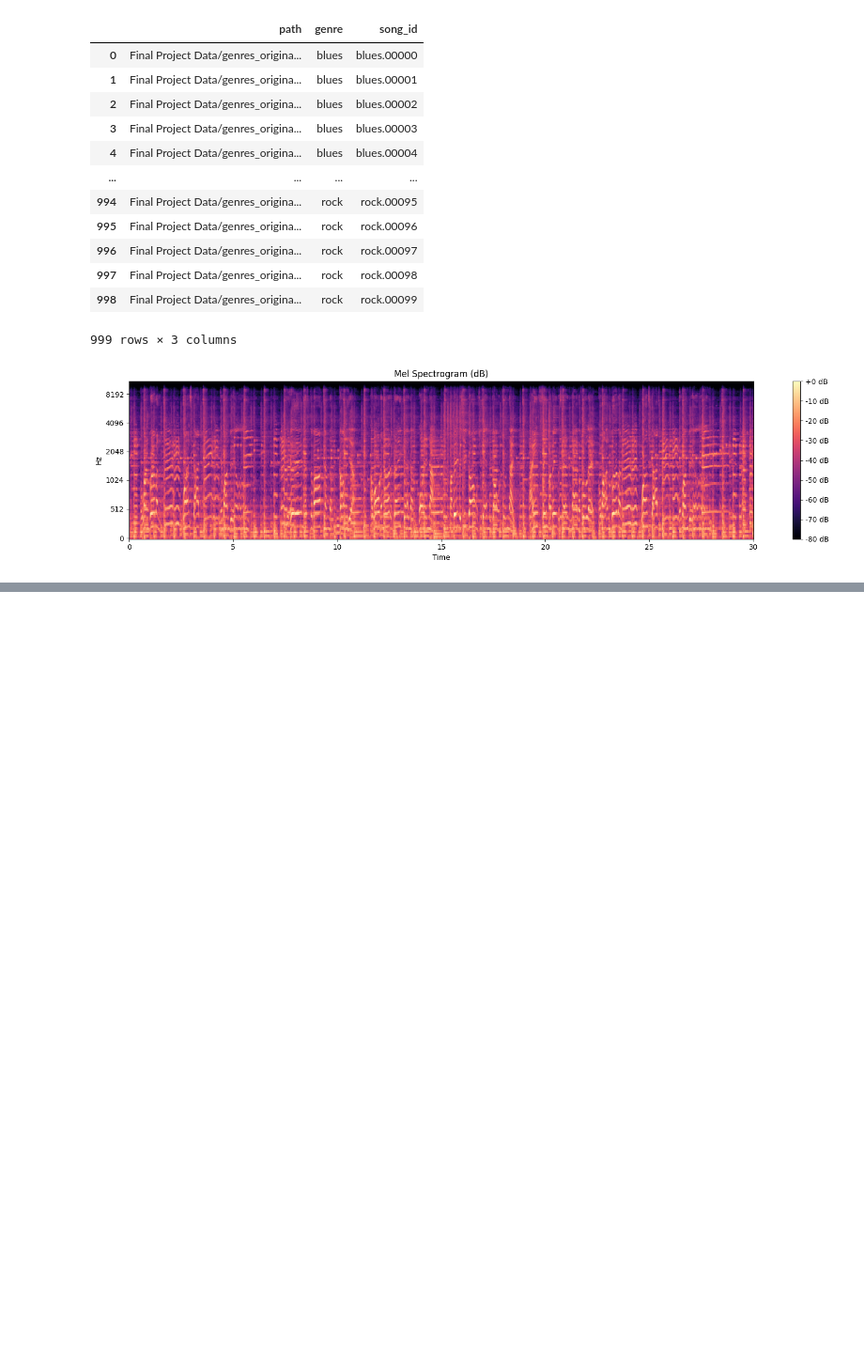
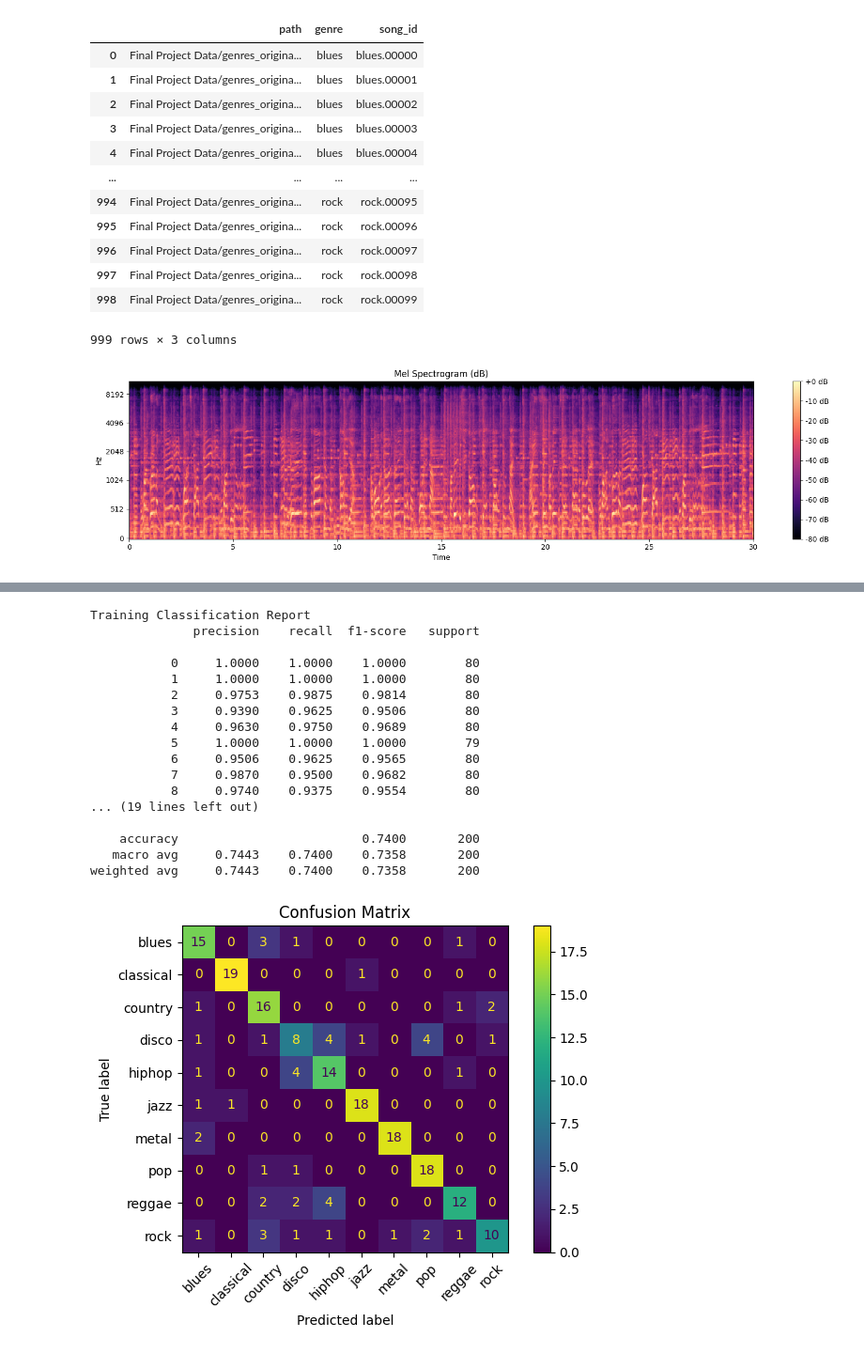
Before and after one commit to masondiz/Final-Project-EE-344, a Jupyter notebook: final_project_wav.ipynb, the cells around one changed output, grey strips where cells are left out. Shown at 94% size. Cells and saved outputs as stored; diff of their text form; code cells hidden in the pictures; blank space fills up the shorter version.

```diff
--- a/final_project_wav.ipynb
+++ b/final_project_wav.ipynb
@@ -240,0 +346,51 @@ Best model by Test weighted F1: Logistic Regression  (Test F1(w)=0.7031)
+# %%
+# =========================
+# Train & Evaluate Second Stack
+# =========================
+
+stack_2 = StackingClassifier(
+    estimators=[("Logistic Regression", lr_pipe), ("RandomForest", rf_pipe), ("KNN", knn_pipe), ("SVM", svm_pipe)],
+    final_estimator=LogisticRegression(max_iter=5000, n_jobs=-1, solver="lbfgs"),
+    cv=5,
+    n_jobs=1,
+)
+
+stack_2.fit(X_train, y_train)
+
+yhat_tr = stack_2.predict(X_train)
+yhat_te = stack_2.predict(X_test)
+
+print("Training Classification Report")
+print(classification_report(y_train, yhat_tr, digits=4, zero_division=0))
+
+print("Testing Classification Report")
+print(classification_report(y_test, yhat_te, digits=4, zero_division=0))
+
+cm = confusion_matrix(y_test, yhat_te)
+disp = ConfusionMatrixDisplay(
+    confusion_matrix=cm,
+    display_labels=le.classes_   # shows genre names instead of 0,1,2,...
+)
+disp.plot(values_format="d", xticks_rotation=45)
+plt.title(f"Confusion Matrix")
+plt.tight_layout()
+plt.show()
+# %% [output]
+Training Classification Report
+              precision    recall  f1-score   support
+
+           0     1.0000    1.0000    1.0000        80
+           1     1.0000    1.0000    1.0000        80
+           2     0.9753    0.9875    0.9814        80
+           3     0.9390    0.9625    0.9506        80
+           4     0.9630    0.9750    0.9689        80
+           5     1.0000    1.0000    1.0000        79
+           6     0.9506    0.9625    0.9565        80
+           7     0.9870    0.9500    0.9682        80
+           8     0.9740    0.9375    0.9554        80
+... (19 lines left out)
+
+    accuracy                         0.7400       200
+   macro avg     0.7443    0.7400    0.7358       200
+weighted avg     0.7443    0.7400    0.7358       200
+[figure, added]
```
Also changed, not shown: parts of 11 cells of this notebook.
